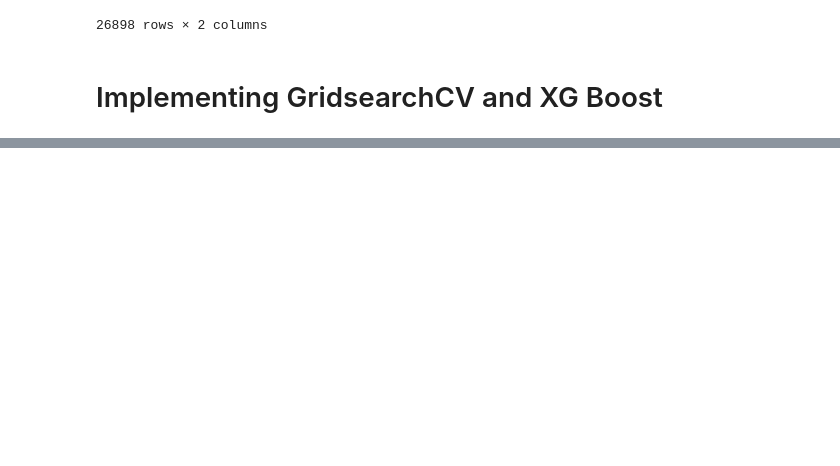
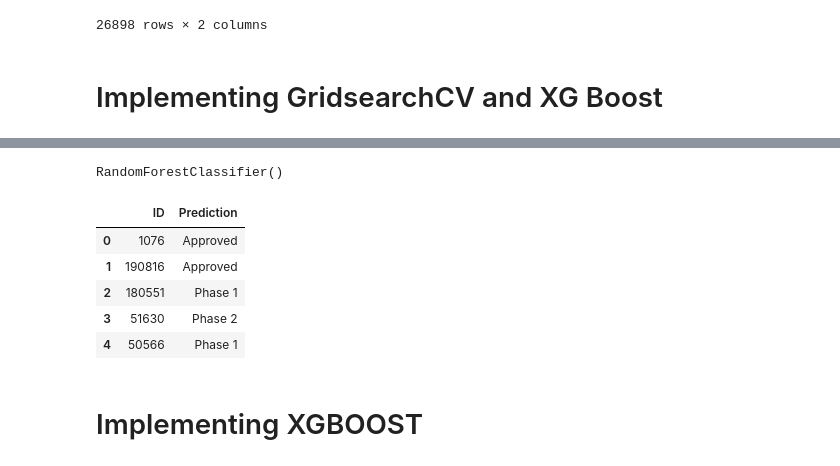
Before and after one commit to SianRods/NEXUS_ML, a Jupyter notebook: Model_Implementation.ipynb, the cells around one changed output, grey strips where cells are left out. Cells and saved outputs as stored; diff of their text form; code cells hidden in the pictures; blank space fills up the shorter version.

```diff
--- a/Model_Implementation.ipynb
+++ b/Model_Implementation.ipynb
@@ -355,0 +361,24 @@ weighted avg       0.95      0.95      0.95     26898
+# %%
+X_train = df_encoded[['Drug_high_status','DRUGNAME', 'Disease_of_highest_status','Drug_Status', 'TARGNAME', 'GENENAME', 'BIOCLASS', 'SEQUENCE','Disease']]
+Y_train = df_encoded['Target_Status']
+X_test=sample_test[['Drug_high_status','DRUGNAME', 'Disease_of_highest_status','Drug_Status', 'TARGNAME', 'GENENAME', 'BIOCLASS', 'SEQUENCE','Disease']]
+# %%
+randomfc_2=RandomForestClassifier()
+randomfc_2.fit(X_train,Y_train)
+# %% [output]
+RandomForestClassifier()
+# %%
+Y_predict=randomfc_2.predict(X_test)
+Y_series=pd.Series(label_en_1.inverse_transform(Y_predict))
+Y_series.index=X_test.index
+test_df['Prediction']=pd.Series(Y_series,Y_series.index)
+submission1_df=test_df[['ID','Prediction']].iloc[Y_series.index]
+# %%
+submission1_df.head()
+# %% [output]
+|  | ID | Prediction |
+| 0 | 1076 | Approved |
+| 1 | 190816 | Approved |
+| 2 | 180551 | Phase 1 |
+| 3 | 51630 | Phase 2 |
+| 4 | 50566 | Phase 1 |
@@ -355,0 +387,2 @@ weighted avg       0.95      0.95      0.95     26898
+# %% [markdown]
+# Implementing XGBOOST
```
Also changed, not shown: parts of 22 cells of this notebook, 3 other files.
